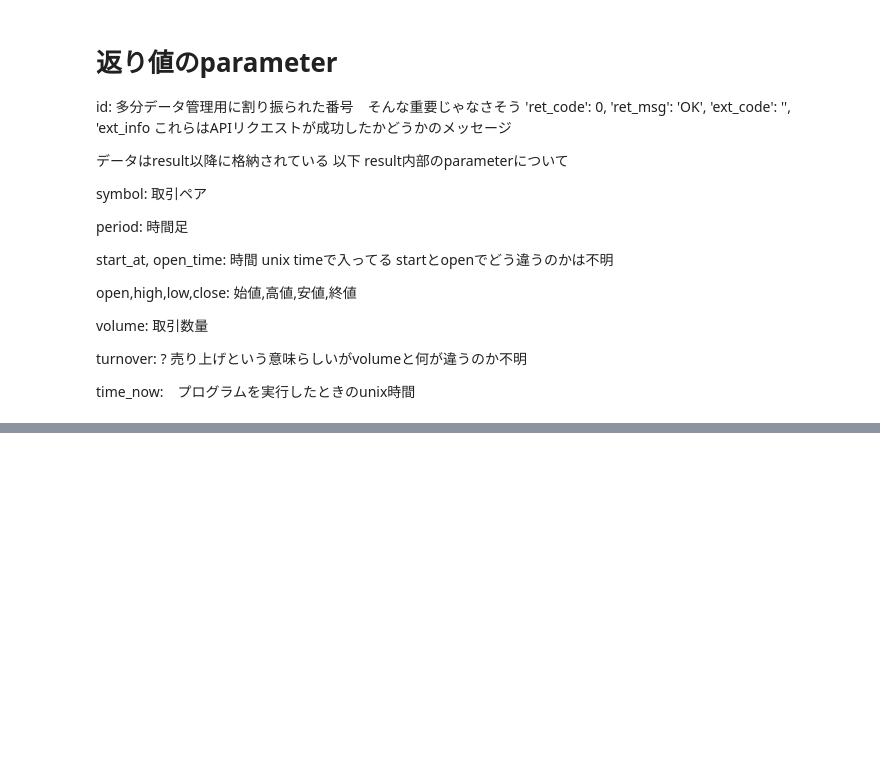
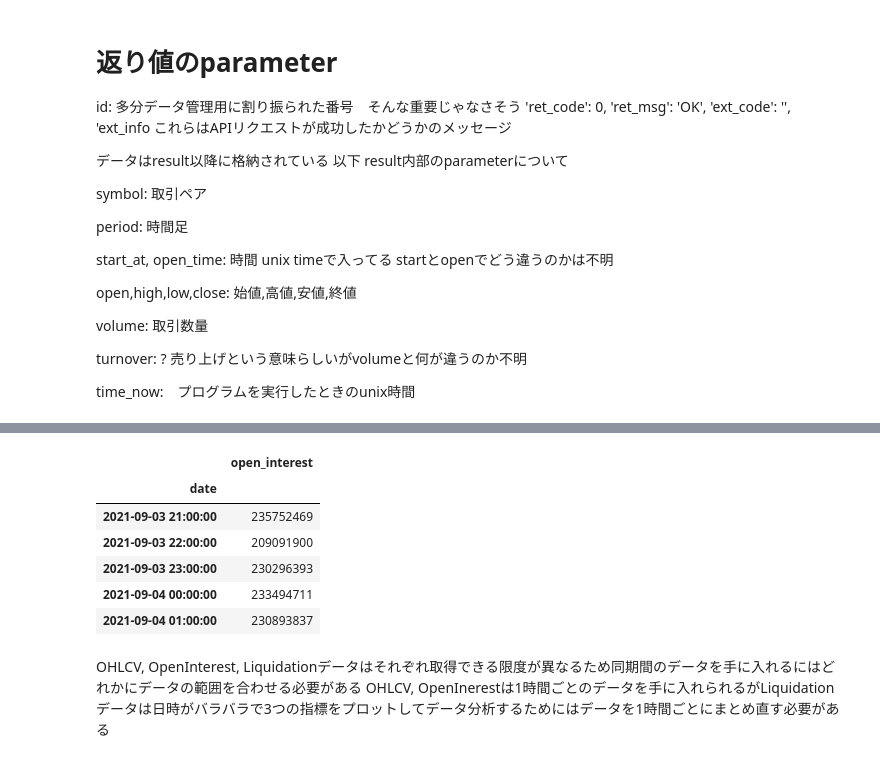
Before and after one commit to pocket-12/system-trade, a Jupyter notebook: Bybit_api.ipynb, the cells around one changed output, grey strips where cells are left out. Cells and saved outputs as stored; diff of their text form; code cells hidden in the pictures; blank space fills up the shorter version.

```diff
--- a/Bybit_api.ipynb
+++ b/Bybit_api.ipynb
@@ -130,0 +190,4 @@ fig
+# %%
+OpenInterest = client.Market.Market_openInterest(
+    symbol="BTCUSD", limit=200, period="1h"
+).result()
@@ -130,0 +200,25 @@ fig
+# %%
+Date_open = []
+open_interest = []
+
+for i in range(len(Data)):
+    Date_open.append(datetime.fromtimestamp(OpenInterest_data[i]['timestamp']))
+    open_interest.append(OpenInterest_data[i]['open_interest'])
+# %%
+df_open = pd.DataFrame({     'date' : Date_open[::-1],
+                        'open_interest' : open_interest[::-1],
+                        })
+
+df_open = df_open.set_index('date')
+df_open.head()
+# %% [output]
+|  | open_interest |
+| date |  |
+| 2021-09-03 21:00:00 | 235752469 |
+| 2021-09-03 22:00:00 | 209091900 |
+| 2021-09-03 23:00:00 | 230296393 |
+| 2021-09-04 00:00:00 | 233494711 |
+| 2021-09-04 01:00:00 | 230893837 |
+# %% [markdown]
+OHLCV, OpenInterest, Liquidationデータはそれぞれ取得できる限度が異なるため同期間のデータを手に入れるにはどれかにデータの範囲を合わせる必要がある
+OHLCV, OpenInerestは1時間ごとのデータを手に入れられるがLiquidationデータは日時がバラバラで3つの指標をプロットしてデータ分析するためにはデータを1時間ごとにまとめ直す必要がある
```
Also changed, not shown: parts of 15 cells of this notebook.
